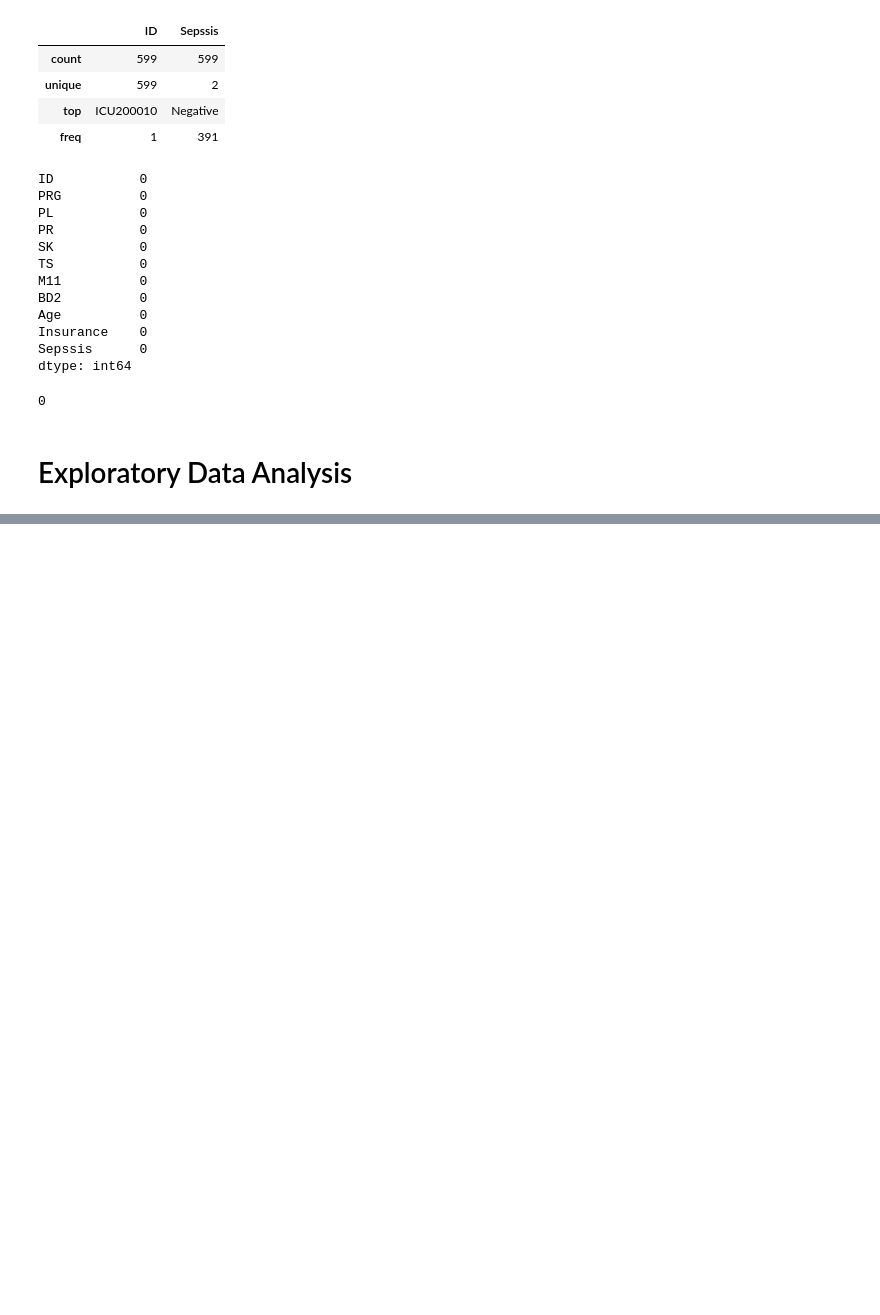
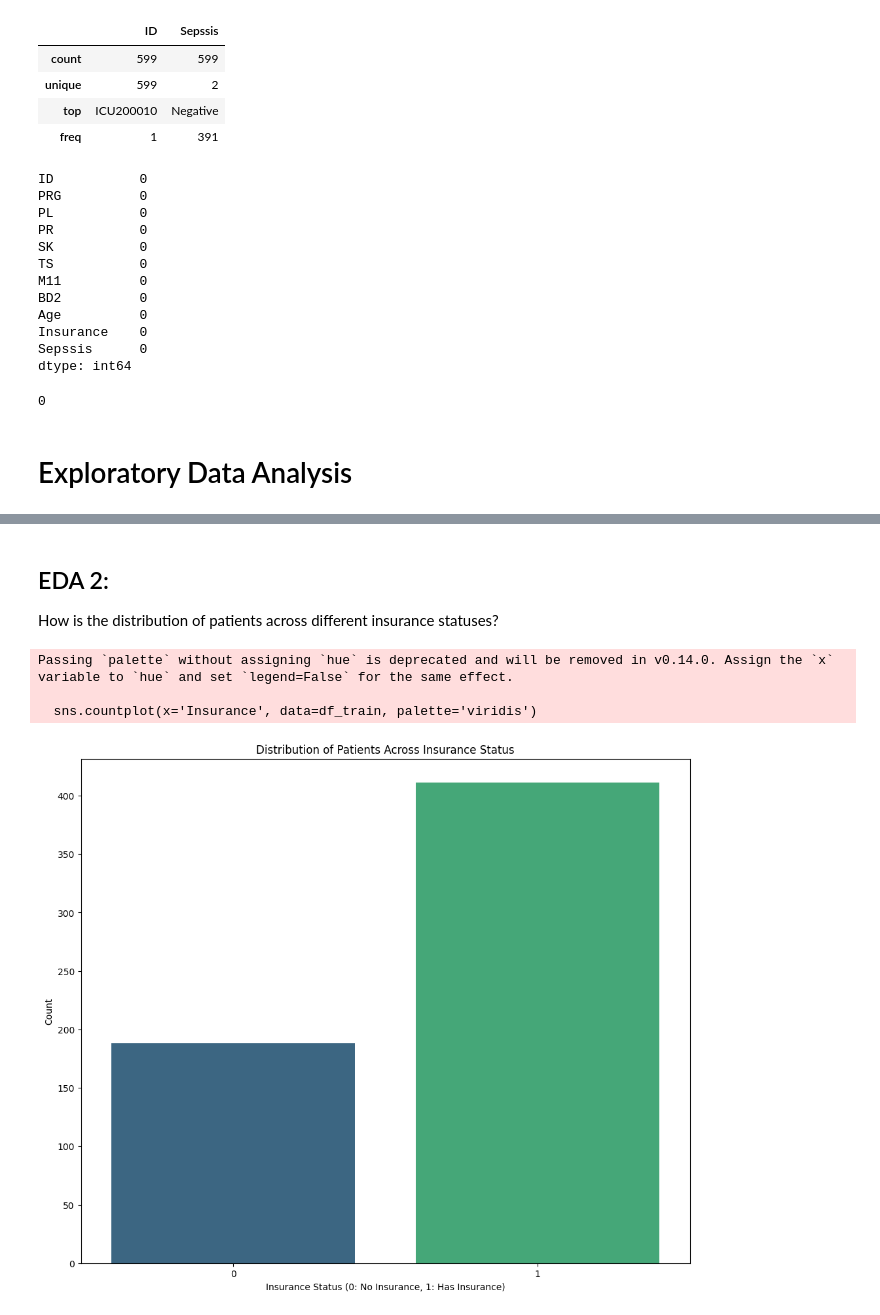
Before and after one commit to DzeBakuEso/lp6_building_api, a Jupyter notebook: src/api_emd.ipynb, the cells around one changed output, grey strips where cells are left out. Drawn from its saved outputs; the diff is of its cells as text; code cells hidden in the pictures; blank space fills up the shorter version.

```diff
--- a/src/api_emd.ipynb
+++ b/src/api_emd.ipynb
@@ -98,0 +126,17 @@ df_train.duplicated().sum() # checking duplicated values
+# %% [markdown]
+## EDA 2:
+How is the distribution of patients across different insurance statuses?
+# %%
+# plotting the distribution of patients across different insurance statuses
+
+plt.figure(figsize=(12, 10))
+sns.countplot(x='Insurance', data=df_train, palette='viridis')
+plt.title('Distribution of Patients Across Insurance Status')
+plt.xlabel('Insurance Status (0: No Insurance, 1: Has Insurance)')
+plt.ylabel('Count')
+plt.show()
+# %% [output]
+Passing `palette` without assigning `hue` is deprecated and will be removed in v0.14.0. Assign the `x` variable to `hue` and set `legend=False` for the same effect.
+
+  sns.countplot(x='Insurance', data=df_train, palette='viridis')
+[figure, added]
```
Also changed, not shown: parts of 13 cells of this notebook.
